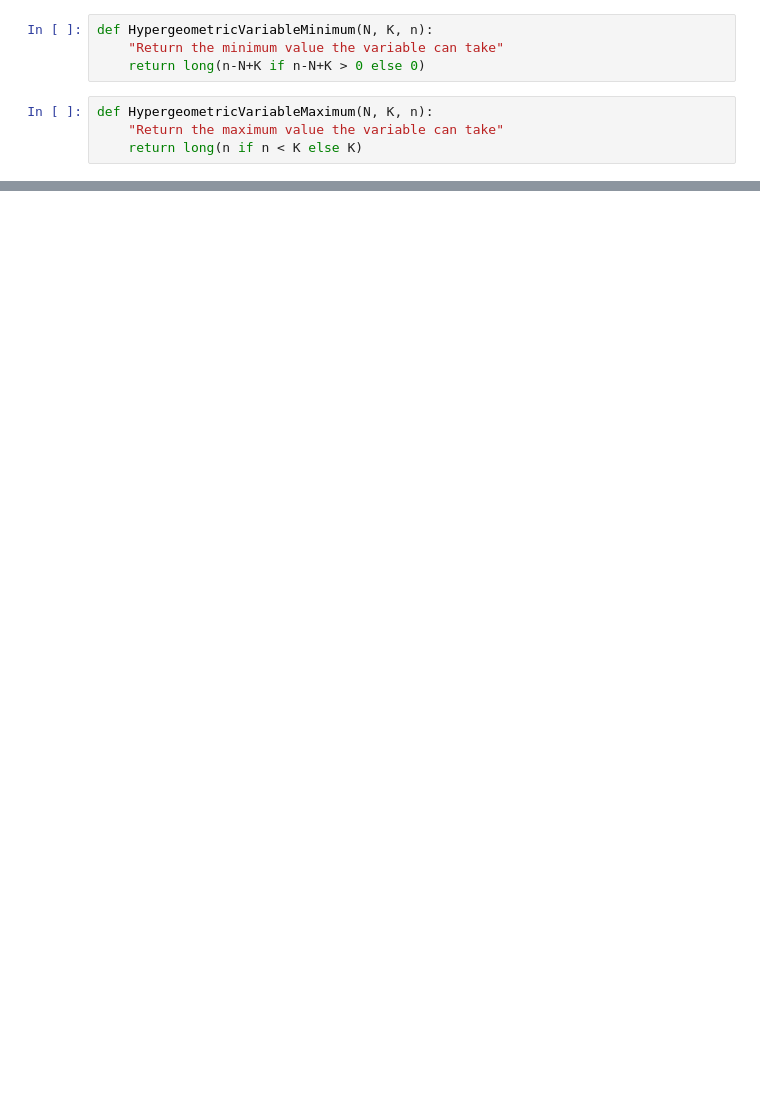
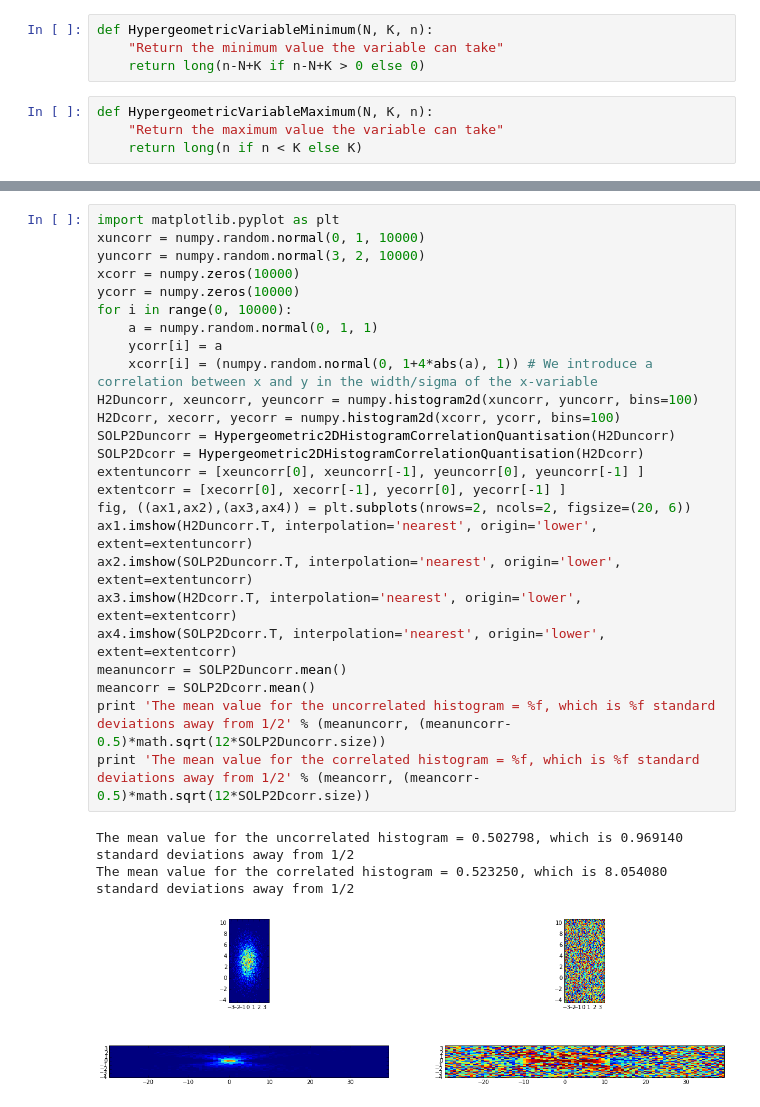
Before and after one commit to faab5/tools-and-scripts, a Jupyter notebook: hypergeometrictools.ipynb, the cells around one changed output, grey strips where cells are left out. Saved outputs shown, nothing was run; the diff lists cells and outputs as text; blank space fills up the shorter version.

```diff
--- a/hypergeometrictools.ipynb
+++ b/hypergeometrictools.ipynb
@@ -129,0 +165,29 @@ bs = ax3.hist(l, 1000, range=(0,1), normed=True, color='red')
+# %%
+import matplotlib.pyplot as plt
+xuncorr = numpy.random.normal(0, 1, 10000)
+yuncorr = numpy.random.normal(3, 2, 10000)
+xcorr = numpy.zeros(10000)
+ycorr = numpy.zeros(10000)
+for i in range(0, 10000):
+    a = numpy.random.normal(0, 1, 1)
+    ycorr[i] = a
+    xcorr[i] = (numpy.random.normal(0, 1+4*abs(a), 1)) # We introduce a correlation between x and y in the width/sigma of the x-variable
+H2Duncorr, xeuncorr, yeuncorr = numpy.histogram2d(xuncorr, yuncorr, bins=100)
+H2Dcorr, xecorr, yecorr = numpy.histogram2d(xcorr, ycorr, bins=100)
+SOLP2Duncorr = Hypergeometric2DHistogramCorrelationQuantisation(H2Duncorr)
+SOLP2Dcorr = Hypergeometric2DHistogramCorrelationQuantisation(H2Dcorr)
+extentuncorr = [xeuncorr[0], xeuncorr[-1], yeuncorr[0], yeuncorr[-1] ]
+extentcorr = [xecorr[0], xecorr[-1], yecorr[0], yecorr[-1] ]
+fig, ((ax1,ax2),(ax3,ax4)) = plt.subplots(nrows=2, ncols=2, figsize=(20, 6))
+ax1.imshow(H2Duncorr.T, interpolation='nearest', origin='lower', extent=extentuncorr)
+ax2.imshow(SOLP2Duncorr.T, interpolation='nearest', origin='lower', extent=extentuncorr)
+ax3.imshow(H2Dcorr.T, interpolation='nearest', origin='lower', extent=extentcorr)
+ax4.imshow(SOLP2Dcorr.T, interpolation='nearest', origin='lower', extent=extentcorr)
+meanuncorr = SOLP2Duncorr.mean()
+meancorr = SOLP2Dcorr.mean()
+print 'The mean value for the uncorrelated histogram = %f, which is %f standard deviations away from 1/2' % (meanuncorr, (meanuncorr-0.5)*math.sqrt(12*SOLP2Duncorr.size))
+print 'The mean value for the correlated histogram = %f, which is %f standard deviations away from 1/2' % (meancorr, (meancorr-0.5)*math.sqrt(12*SOLP2Dcorr.size))
+# %% [output]
+The mean value for the uncorrelated histogram = 0.502798, which is 0.969140 standard deviations away from 1/2
+The mean value for the correlated histogram = 0.523250, which is 8.054080 standard deviations away from 1/2
+[figure, added]
```
Also changed, not shown: parts of 11 cells of this notebook.
